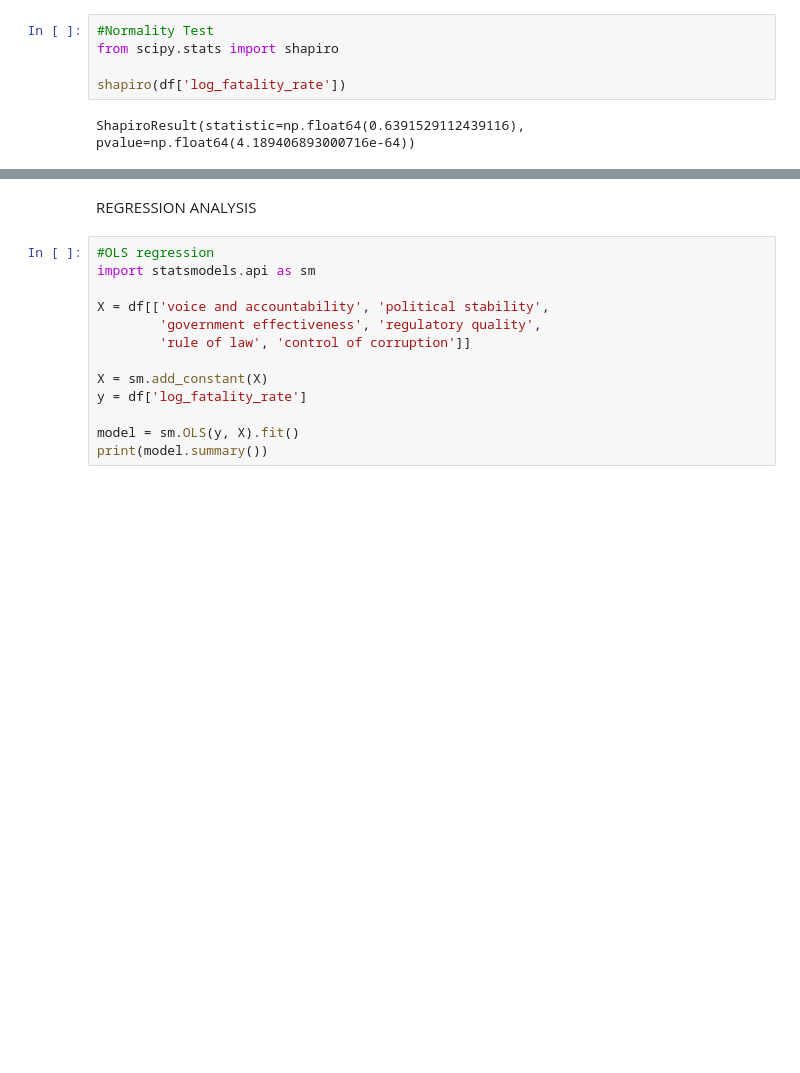
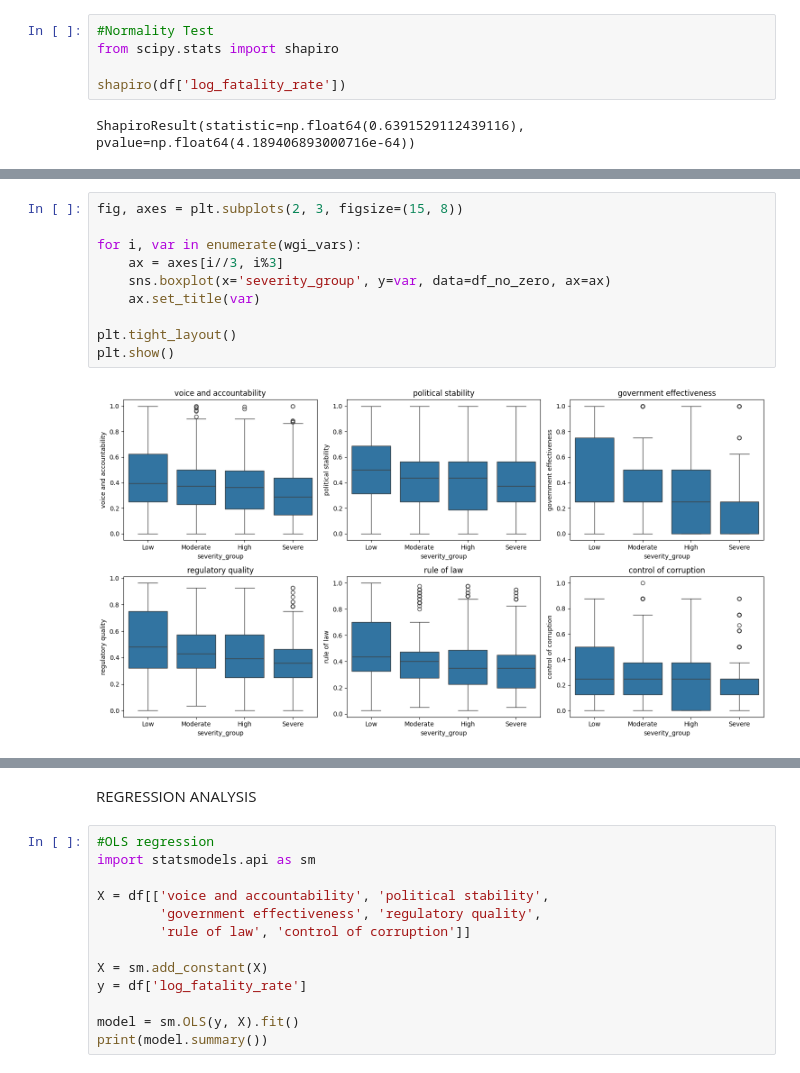
Before and after one commit to tanu-1403/TERRORISM-Numbers-behind-the-nightmare, a Jupyter notebook: notebooks/wgi/fatality.ipynb, the cells around one changed output, grey strips where cells are left out. Cells and saved outputs as stored; diff of their text form; blank space fills up the shorter version.

```diff
--- a/notebooks/wgi/fatality.ipynb
+++ b/notebooks/wgi/fatality.ipynb
@@ -333,0 +580,12 @@ KruskalResult(statistic=np.float64(325.26217237685813), pvalue=np.float64(2.3453
+# %%
+fig, axes = plt.subplots(2, 3, figsize=(15, 8))
+
+for i, var in enumerate(wgi_vars):
+    ax = axes[i//3, i%3]
+    sns.boxplot(x='severity_group', y=var, data=df_no_zero, ax=ax)
+    ax.set_title(var)
+
+plt.tight_layout()
+plt.show()
+# %% [output]
+[figure, added]
```
Also changed, not shown: parts of 28 cells of this notebook.
